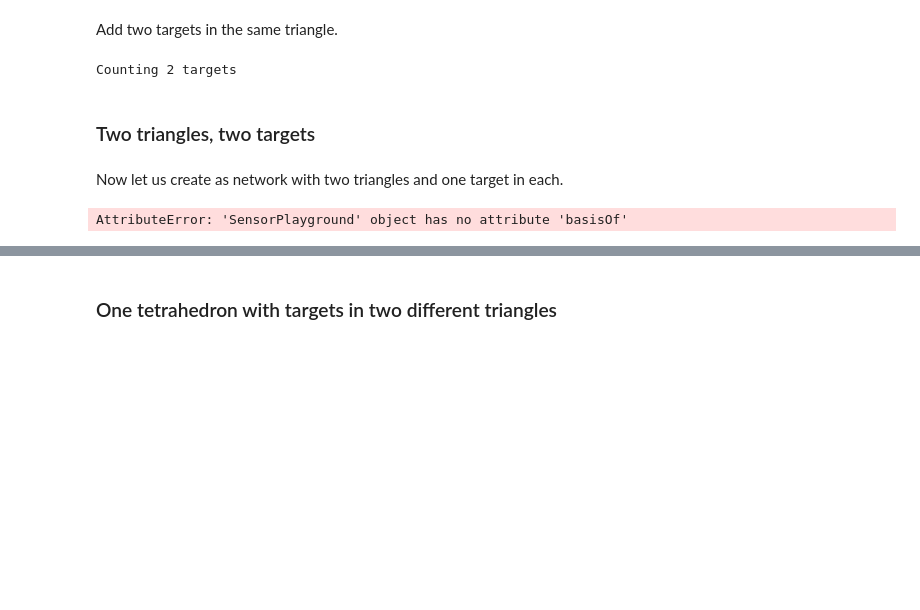
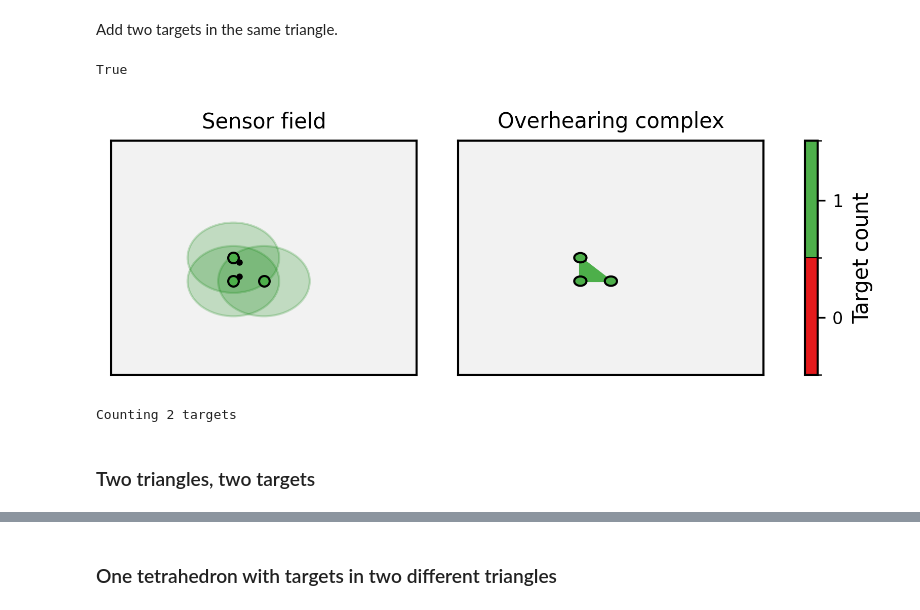
Before and after one commit to simoninireland/sensor-playground, a Jupyter notebook: euler-error.ipynb, the cells around one changed output, grey strips where cells are left out. Saved outputs shown, nothing was run; the diff lists cells and outputs as text; code cells hidden in the pictures; blank space fills up the shorter version.

```diff
--- a/euler-error.ipynb
+++ b/euler-error.ipynb
@@ -57,15 +90,17 @@ for i in lattice.simplicesOfOrder(0):
 ## Micro examples
 # %% [markdown]
 ### One triangle, two targets
-# %%
-oneTriangle = SensorPlayground()
-
-# position in a triangle
-pos1 = {}
-pos1[0] = (0.4, 0.4)
-pos1[1] = (0.4, 0.5)
-pos1[2] = (0.5, 0.4)
-
-for i in range(len(pos1)):
-    s = SimpleSensor(0.15, id=i)
-    oneTriangle.addSensor(s, pos1[i])
+# %%
+# create an embedded complex that represents a triangle
+c = SimplicialComplex()
+e = Embedding(c)
+n1 = c.addSimplex(id = 1)
+n2 = c.addSimplex(id = 2)
+n3 = c.addSimplex(id = 3)
+e1 = c.addSimplex(fs=[n1, n2], id = 12)
+e2 = c.addSimplex(fs=[n1, n3], id = 13)
+e3 = c.addSimplex(fs=[n2, n3], id = 23)
+t1 = c.addSimplex(fs=[e1, e2, e3], id = 123)
+e[n1] = (0.4, 0.4)
+e[n2] = (0.4, 0.5)
+e[n3] = (0.5, 0.4)
@@ -72,33 +114,36 @@ for i in range(len(pos1)):
 # %% [markdown]
 Add two targets in the same triangle.
 # %%
-t1 = offset(pos1, 0, (0.02, 0.02))
-t2 = offset(pos1, 1, (0.02, -0.02))
+g1 = offset(e, n1, (0.02, 0.02))
+g2 = offset(e, n2, (0.02, -0.02))
 # %%
 oneTriangleEstimator = EulerEstimator(oneTriangle)
-oneTriangleCountMetric = oneTriangleEstimator.metric()
-oneTriangleCountTargets = oneTriangleEstimator.estimateFromTargets([t1, t2])
-
-print(f'Counting {oneTriangleCountTargets} targets')
+oneTriangleCountTargets = oneTriangleEstimator.estimateFromTargets([g1, g2])
-# %% [output]
-Counting 2 targets
+# %%
+isinstance(cmap, matplotlib.colors.Colormap)
+# %% [output]
+True
+# %%
+drawFieldAndOverhearing(oneTriangle, oneTriangleEstimator.overhearing(), e, oneTriangleEstimator.metric(),
+                        ts=[g1, g2],
+                        cmap=cmap)
+# %% [output]
+[figure, added]
+# %%
+print(f'Counting {oneTriangleCountTargets} targets')
+# %% [output]
+Counting 2 targets
 # %% [markdown]
 ### Two triangles, two targets
-# %% [markdown]
-Now let us create as network with two triangles and one target in each.
 # %%
+# add a second triangle
+ss = c.basisOf(t1)
+n4 = c.addSimplex(id=4)
+t2 = c.addSimplexWithBasis(bs=[n1, n2, n4])
+e.positionSimplex(n4, (0.5, 0.5))
+
+# create a new playground
 twoTriangle = deepcopy(oneTriangle)
-
-# add a second triangle
-ss = list(oneTriangle.basisOf(tri1))
-n4 = twoTriangle.addSimplex(fs=[])
-tri2 = twoTriangle.addSimplexWithBasis(bs=[ss[1], ss[2], n4])
-
-pos2 = deepcopy(pos1)
-pos2[n4] = (0.5, 0.5)
-
 s = SimpleSensor(0.15, id=n4)
-twoTriangle.addSensor(s, pos2[n4])
+twoTriangle.addSensor(s, e.positionOf(n4))
-# %% [output]
-AttributeError: 'SensorPlayground' object has no attribute 'basisOf'
 # %%
```
Also changed, not shown: parts of 23 cells of this notebook.
